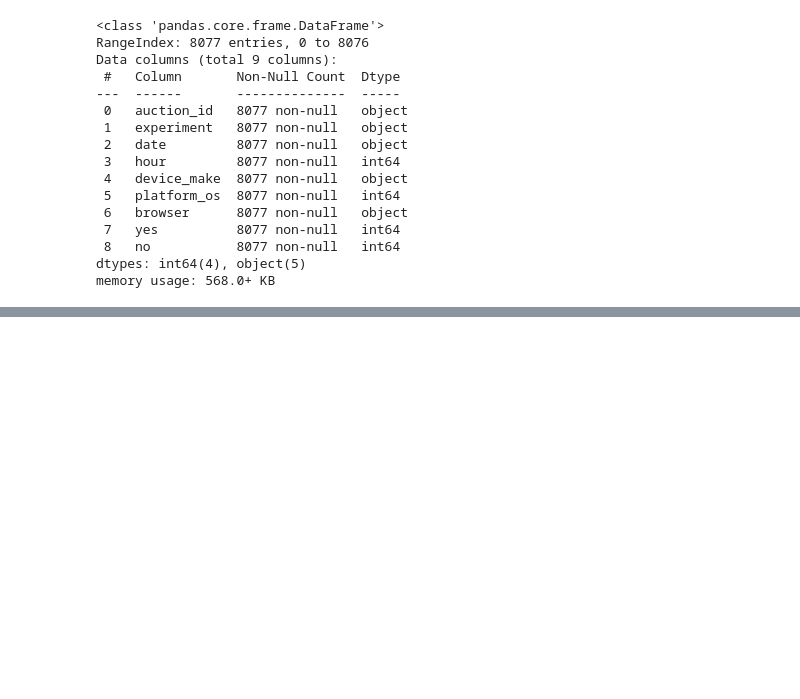
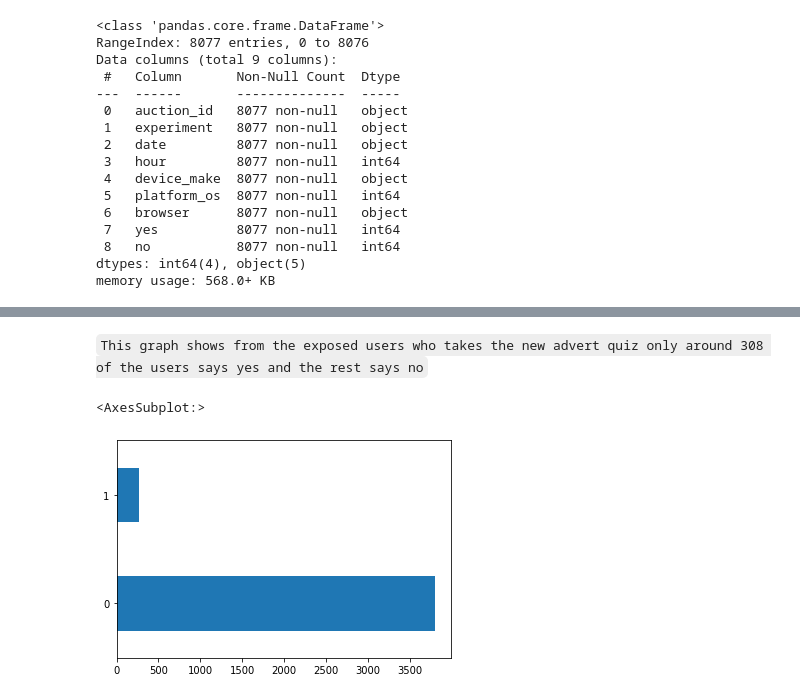
Before and after one commit to 10-Academy-Group-2/AB-Testing-Ad-campaign-performance-P, a Jupyter notebook: notebooks/Preprocessing_and_EDA.ipynb, the cells around one changed output, grey strips where cells are left out. Cells and saved outputs as stored; diff of their text form; code cells hidden in the pictures; blank space fills up the shorter version.

```diff
--- a/notebooks/Preprocessing_and_EDA.ipynb
+++ b/notebooks/Preprocessing_and_EDA.ipynb
@@ -135,0 +173,7 @@ memory usage: 568.0+ KB
+# %% [markdown]
+`This graph shows from the exposed users who takes the new advert quiz only around 308 of the users says yes and the rest says no`
+# %%
+user_grp.get_group('control')['yes'].value_counts()[0:5].plot(kind='barh')
+# %% [output]
+<AxesSubplot:>
+[figure, added]
```
Also changed, not shown: parts of 14 cells of this notebook.
